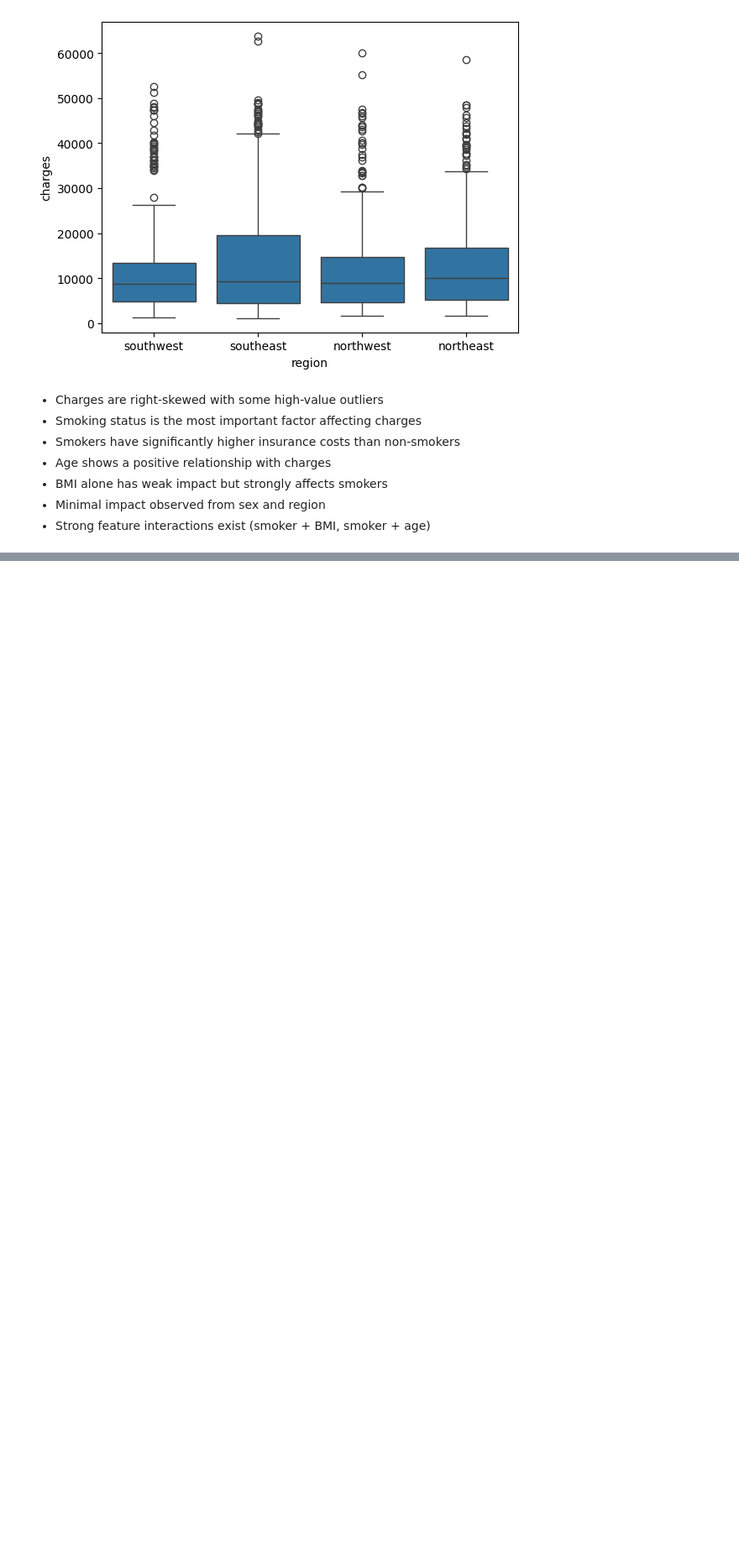
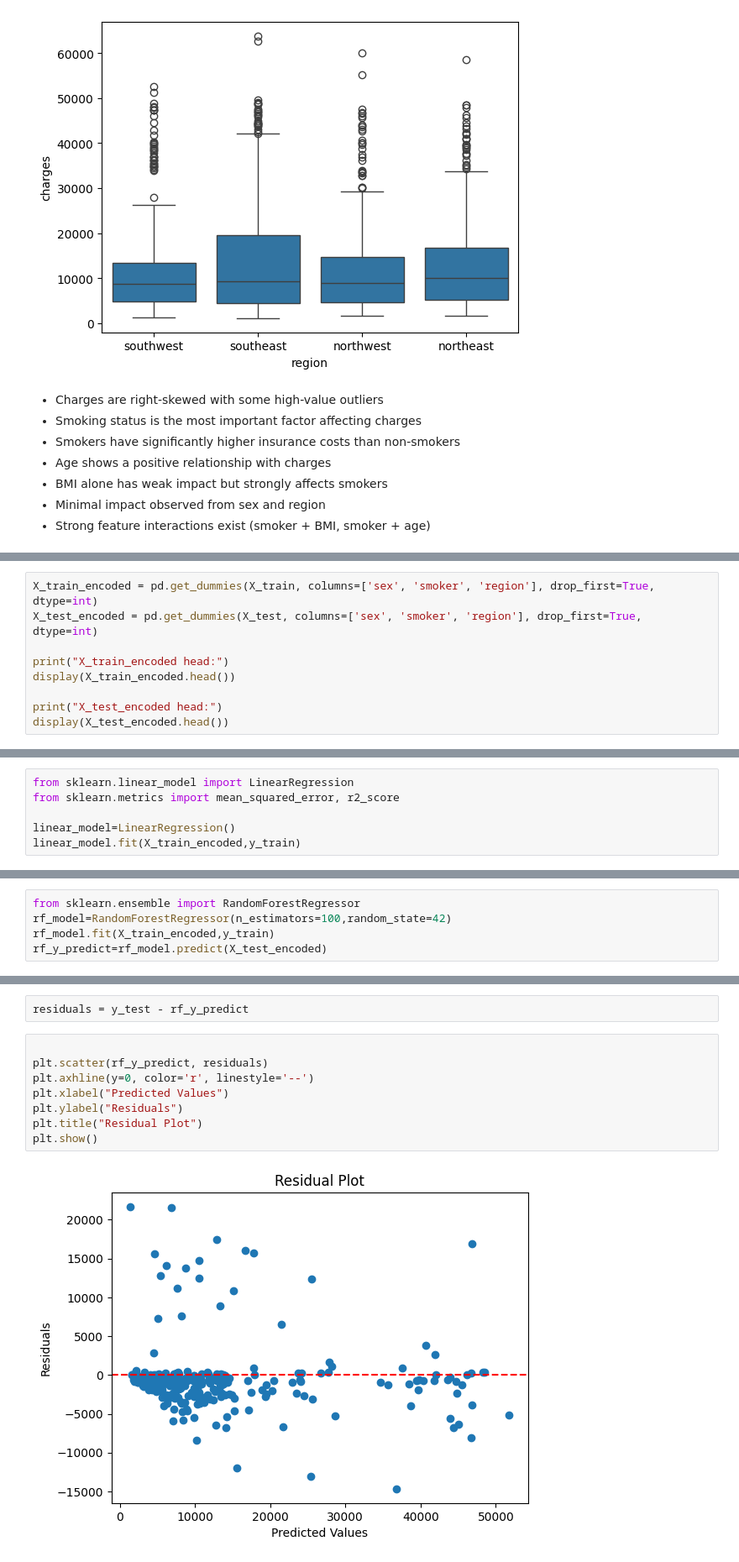
Before and after one commit to Revanth-reddy080/Medical-Insurance-Cost-Prediction, a Jupyter notebook: notebooks/insurance_cost.ipynb, the cells around one changed output, grey strips where cells are left out. Shown at 84% size. Cells and saved outputs as stored; diff of their text form; blank space fills up the shorter version.

```diff
--- a/notebooks/insurance_cost.ipynb
+++ b/notebooks/insurance_cost.ipynb
@@ -154,0 +186,9 @@ sns.boxplot(x="region", y="charges", data=df)
+# %%
+X_train_encoded = pd.get_dummies(X_train, columns=['sex', 'smoker', 'region'], drop_first=True, dtype=int)
+X_test_encoded = pd.get_dummies(X_test, columns=['sex', 'smoker', 'region'], drop_first=True, dtype=int)
+
+print("X_train_encoded head:")
+display(X_train_encoded.head())
+
+print("X_test_encoded head:")
+display(X_test_encoded.head())
@@ -154,0 +212,6 @@ sns.boxplot(x="region", y="charges", data=df)
+# %%
+from sklearn.linear_model import LinearRegression
+from sklearn.metrics import mean_squared_error, r2_score
+
+linear_model=LinearRegression()
+linear_model.fit(X_train_encoded,y_train)
@@ -154,0 +237,5 @@ sns.boxplot(x="region", y="charges", data=df)
+# %%
+from sklearn.ensemble import RandomForestRegressor
+rf_model=RandomForestRegressor(n_estimators=100,random_state=42)
+rf_model.fit(X_train_encoded,y_train)
+rf_y_predict=rf_model.predict(X_test_encoded)
@@ -154,0 +301,12 @@ sns.boxplot(x="region", y="charges", data=df)
+# %%
+residuals = y_test - rf_y_predict
+# %%
+
+plt.scatter(rf_y_predict, residuals)
+plt.axhline(y=0, color='r', linestyle='--')
+plt.xlabel("Predicted Values")
+plt.ylabel("Residuals")
+plt.title("Residual Plot")
+plt.show()
+# %% [output]
+[figure, added]
```
Also changed, not shown: parts of 29 cells of this notebook.
